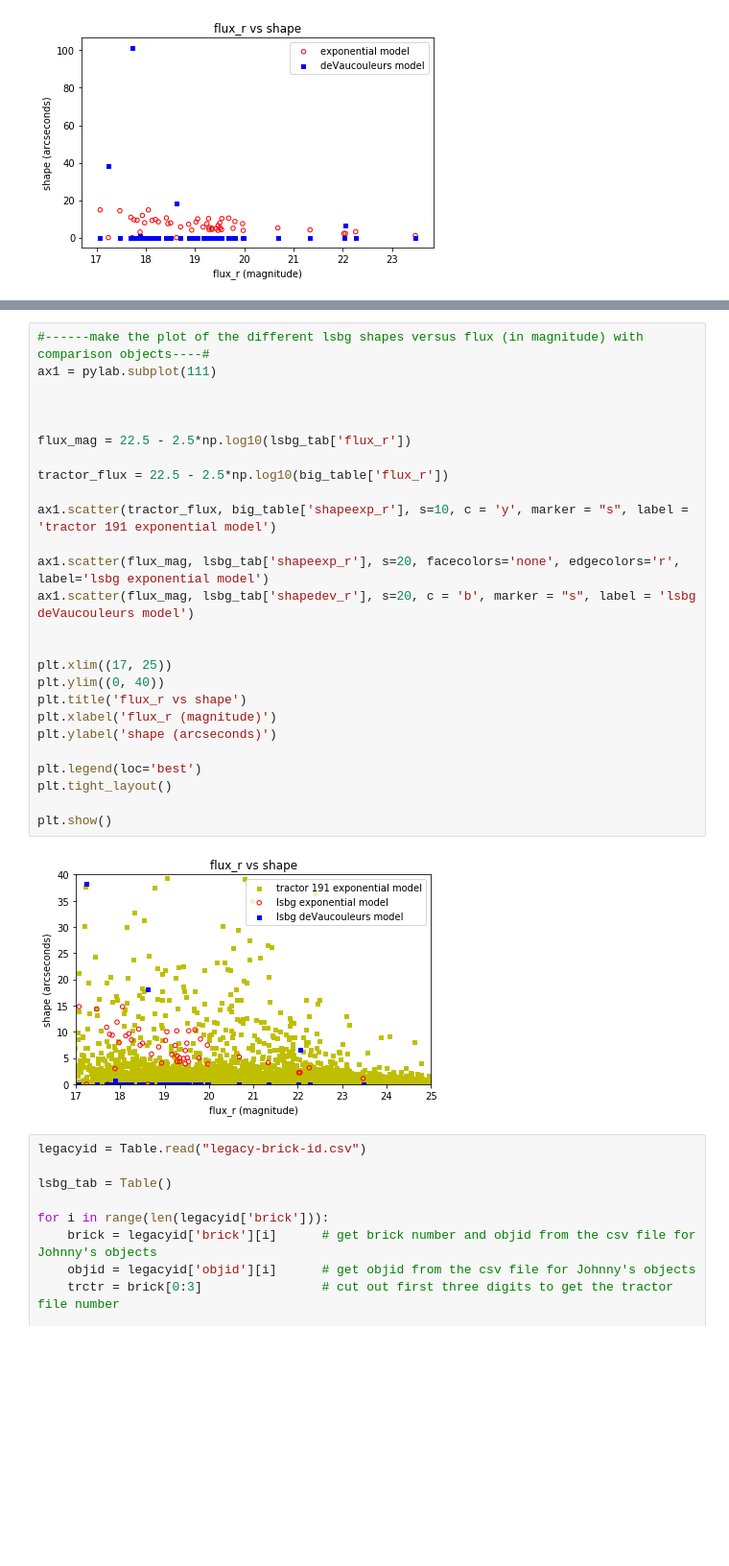
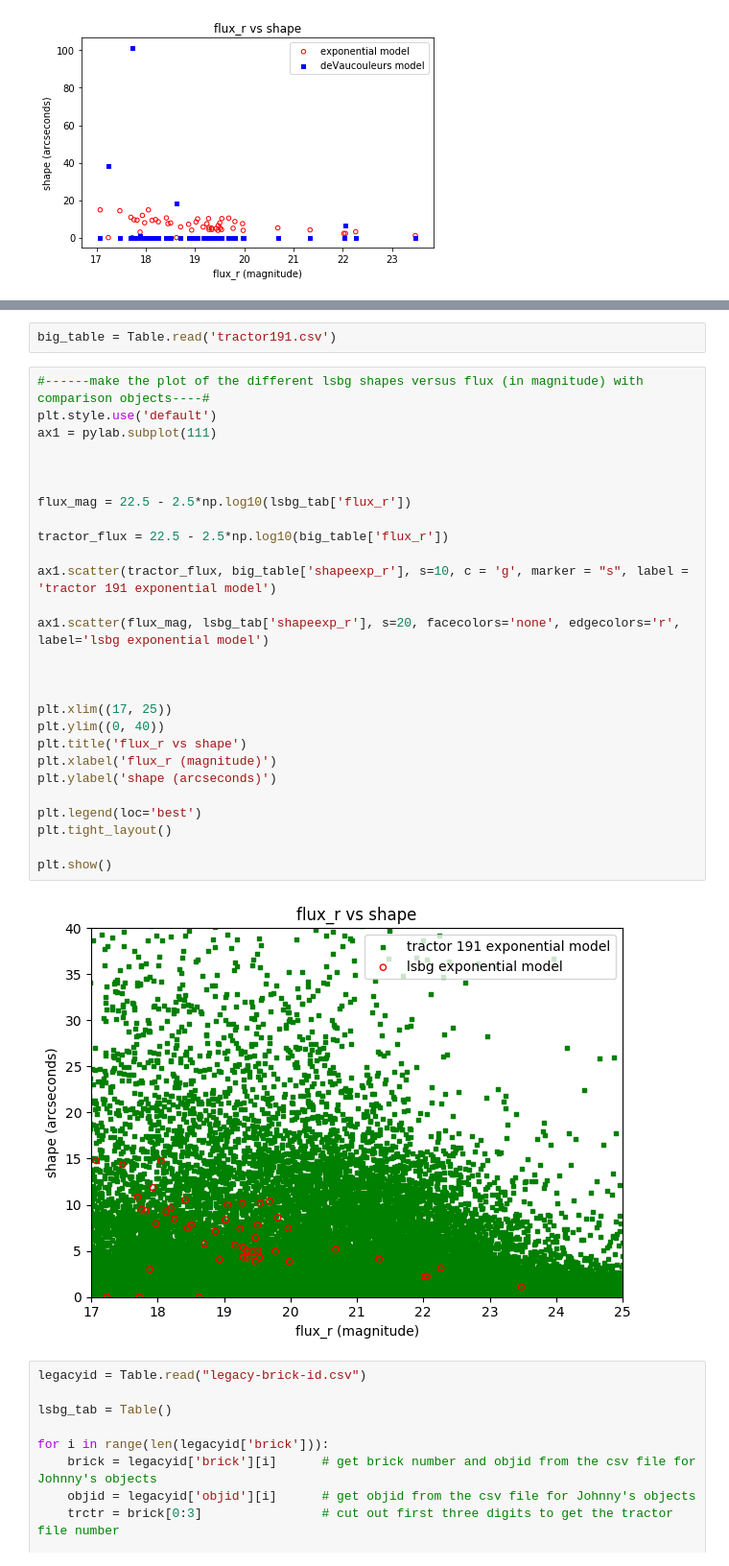
Before and after one commit to tlmakinen/ultra-diffuse-galaxy-JP, a Jupyter notebook: legacy-file-assembly.ipynb, the cells around one changed output, grey strips where cells are left out. Shown at 96% size. Saved outputs shown, nothing was run; the diff lists cells and outputs as text; blank space fills up the shorter version.

```diff
--- a/legacy-file-assembly.ipynb
+++ b/legacy-file-assembly.ipynb
@@ -222,31 +193,34 @@ WARNING: MergeConflictWarning: Cannot merge meta key 'TR_D_P5' types <class 'str
+# %%
+big_table = Table.read('tractor191.csv')
 # %%
 #------make the plot of the different lsbg shapes versus flux (in magnitude) with comparison objects----#
+plt.style.use('default')
 ax1 = pylab.subplot(111)
 
 
 
 flux_mag = 22.5 - 2.5*np.log10(lsbg_tab['flux_r'])
 
 tractor_flux = 22.5 - 2.5*np.log10(big_table['flux_r'])
 
-ax1.scatter(tractor_flux, big_table['shapeexp_r'], s=10, c = 'y', marker = "s", label = 'tractor 191 exponential model')
+ax1.scatter(tractor_flux, big_table['shapeexp_r'], s=10, c = 'g', marker = "s", label = 'tractor 191 exponential model')
 
 ax1.scatter(flux_mag, lsbg_tab['shapeexp_r'], s=20, facecolors='none', edgecolors='r', label='lsbg exponential model')
-ax1.scatter(flux_mag, lsbg_tab['shapedev_r'], s=20, c = 'b', marker = "s", label = 'lsbg deVaucouleurs model')
+
 
 
 plt.xlim((17, 25))
 plt.ylim((0, 40))
 plt.title('flux_r vs shape')
 plt.xlabel('flux_r (magnitude)')
 plt.ylabel('shape (arcseconds)')
 
 plt.legend(loc='best')
 plt.tight_layout()
 
 plt.show()
 # %% [output]
-[figure, old version]
+[figure, new version]
 # %%
 legacyid = Table.read("legacy-brick-id.csv")
 
```
Also changed, not shown: parts of 9 cells of this notebook, 1 other file.
